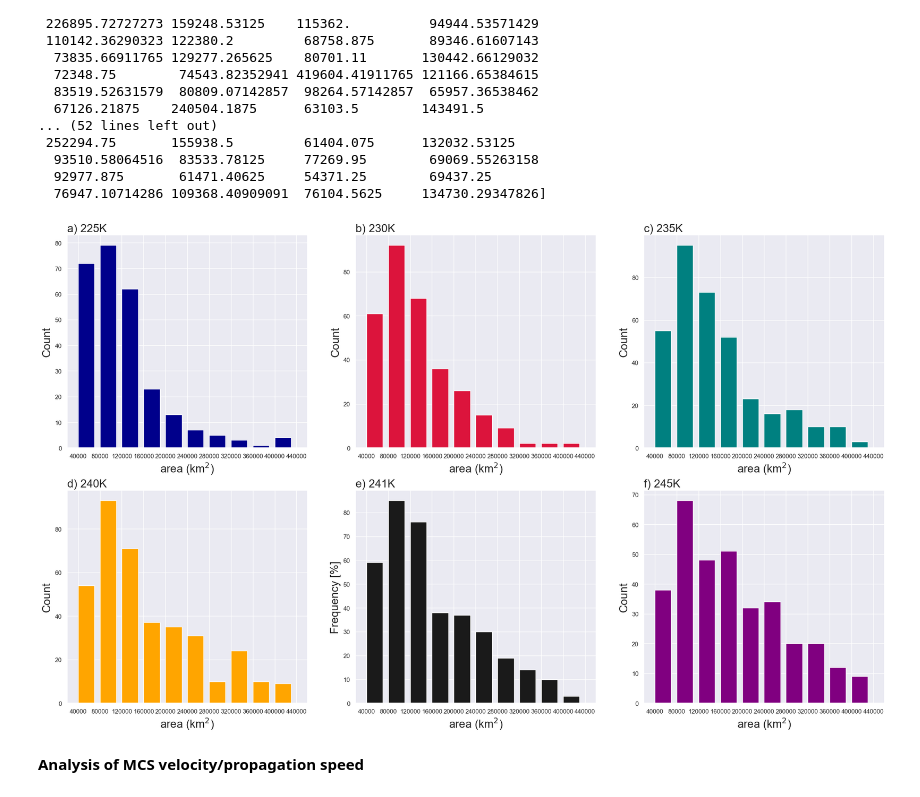
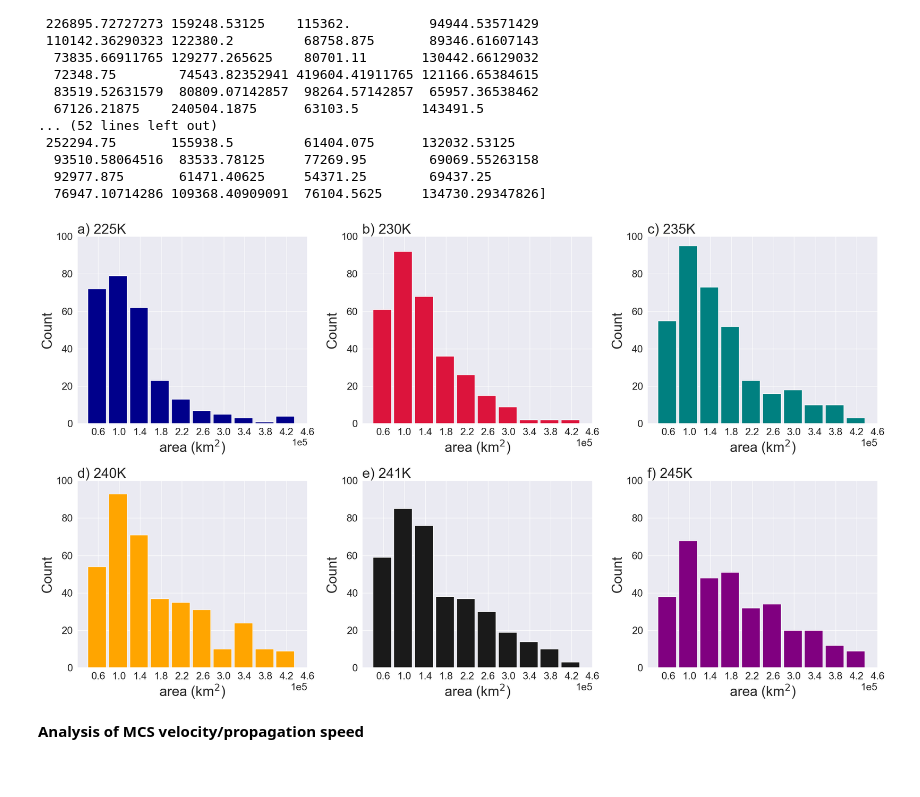
Before and after one commit to harrietgilmour/tobac_sensitivity, a Jupyter notebook: analysis_singleTb.ipynb, the cells around one changed output. Cells and saved outputs as stored; diff of their text form; code cells hidden in the pictures.

Commit message:
updated plots

```diff
--- a/analysis_singleTb.ipynb
+++ b/analysis_singleTb.ipynb
@@ -392,63 +409,73 @@ print(area_225)
 # %%
 #plot of initiation time of MCSs
 import seaborn as sns
-sns.set()
+sns.set(font_scale=2)
 
-plt.figure(figsize=(26,15))
-f= 20
+fig = plt.figure(figsize=(26,15))
+f= 30
 lf= 15
+
+ax1.tick_params(labelsize=24)
 
 ax1=plt.subplot(2,3,1)
 ax1.set_title('a) 225K ', loc='left', fontsize= f )
-ax1.hist(area_225,bins=[40000,80000,120000,160000,200000,240000,280000,320000,360000,400000,440000],width=30000,color= 'darkblue')
-ax1.set_xlabel('area (km$^{2}$)', fontsize= 20)
-ax1.set_xticks([40000,80000,120000,160000,200000,240000,280000,320000,360000,400000,440000],fontsize=18)
-#ax1.set_yticks(np.linspace(0,20,6),fontsize=18)
+ax1.hist(area_225,bins=[40000,80000,120000,160000,200000,240000,280000,320000,360000,400000,440000],width=35000,color= 'darkblue',align='mid')
+ax1.set_xlabel('area (km$^{2}$)', fontsize= f)
+ax1.set_xticks([60000,100000,140000,180000,220000,260000,300000,340000,380000,420000,460000])
+ax1.set_yticks([0,20,40,60,80,100])
+ax1.ticklabel_format(style='sci', axis='x', scilimits=(0,0))
+ax1.xaxis.get_offset_text().set_fontsize(20)
 ax1.set_ylabel('Count',fontsize=f)
 
 ax2=plt.subplot(2,3,2)
 ax2.set_title('b) 230K ', loc='left', fontsize= f )
-ax2.hist(area_230,bins=[40000,80000,120000,160000,200000,240000,280000,320000,360000,400000,440000],width=30000,color= 'crimson')
-ax2.set_xlabel('area (km$^{2}$)', fontsize= 20)
-ax2.set_xticks([40000,80000,120000,160000,200000,240000,280000,320000,360000,400000,440000],fontsize=18)
-#ax2.set_yticks(np.linspace(0,20,6),fontsize=18)
+ax2.hist(area_230,bins=[40000,80000,120000,160000,200000,240000,280000,320000,360000,400000,440000],width=35000,color= 'crimson',align='mid')
+ax2.set_xlabel('area (km$^{2}$)', fontsize= f)
+ax2.set_xticks([60000,100000,140000,180000,220000,260000,300000,340000,380000,420000,460000])
+ax2.set_yticks([0,20,40,60,80,100])
+ax2.ticklabel_format(style='sci', axis='x', scilimits=(0,0))
 ax2.set_ylabel('Count',fontsize=f)
 
 ax3=plt.subplot(2,3,3)
 ax3.set_title('c) 235K ', loc='left', fontsize= f )
-ax3.hist(area_235,bins=[40000,80000,120000,160000,200000,240000,280000,320000,360000,400000,440000],width=30000,color= 'teal')
-ax3.set_xlabel('area (km$^{2}$)', fontsize= 20)
-ax3.set_xticks([40000,80000,120000,160000,200000,240000,280000,320000,360000,400000,440000],fontsize=18)
-#ax3.set_yticks(np.linspace(0,20,6),fontsize=18)
+ax3.hist(area_235,bins=[40000,80000,120000,160000,200000,240000,280000,320000,360000,400000,440000],width=35000,color= 'teal',align='mid')
+ax3.set_xlabel('area (km$^{2}$)', fontsize= f)
+ax3.set_xticks([60000,100000,140000,180000,220000,260000,300000,340000,380000,420000,460000])
+ax3.set_yticks([0,20,40,60,80,100])
+ax3.ticklabel_format(style='sci', axis='x', scilimits=(0,0))
 ax3.set_ylabel('Count',fontsize=f)
 
 ax4=plt.subplot(2,3,4)
 ax4.set_title('d) 240K ', loc='left', fontsize= f )
-ax4.hist(area_240,bins=[40000,80000,120000,160000,200000,240000,280000,320000,360000,400000,440000],width=30000,color= 'orange')
-ax4.set_xlabel('area (km$^{2}$)', fontsize= 20)
-ax4.set_xticks([40000,80000,120000,160000,200000,240000,280000,320000,360000,400000,440000],fontsize=18)
-#ax4.set_yticks(np.linspace(0,20,6),fontsize=18)
+ax4.hist(area_240,bins=[40000,80000,120000,160000,200000,240000,280000,320000,360000,400000,440000],width=35000,color= 'orange',align='mid')
+ax4.set_xlabel('area (km$^{2}$)', fontsize= f)
+ax4.set_xticks([60000,100000,140000,180000,220000,260000,300000,340000,380000,420000,460000])
+ax4.set_yticks([0,20,40,60,80,100])
+ax4.ticklabel_format(style='sci', axis='x', scilimits=(0,0))
 ax4.set_ylabel('Count',fontsize=f)
 
 ax5=plt.subplot(2,3,5)
 ax5.set_title('e) 241K ', loc='left', fontsize= f )
-ax5.hist(area_241,bins=[40000,80000,120000,160000,200000,240000,280000,320000,360000,400000,440000],width=30000,color= 'k')
-ax5.set_xlabel('area (km$^{2}$)', fontsize= 20)
-ax5.set_xticks([40000,80000,120000,160000,200000,240000,280000,320000,360000,400000,440000],fontsize=18)
-#ax5.set_yticks(np.linspace(0,20,6),fontsize=18)
-ax5.set_ylabel('Frequency [%]',fontsize=f)
+ax5.hist(area_241,bins=[40000,80000,120000,160000,200000,240000,280000,320000,360000,400000,440000],width=35000,color= 'k',align='mid')
+ax5.set_xlabel('area (km$^{2}$)', fontsize= f)
+ax5.set_xticks([60000,100000,140000,180000,220000,260000,300000,340000,380000,420000,460000])
+ax5.set_yticks([0,20,40,60,80,100])
+ax5.ticklabel_format(style='sci', axis='x', scilimits=(0,0))
+ax5.set_ylabel('Count',fontsize=f)
 
 ax6=plt.subplot(2,3,6)
 ax6.set_title('f) 245K ', loc='left', fontsize= f )
-ax6.hist(area_245,bins=[40000,80000,120000,160000,200000,240000,280000,320000,360000,400000,440000],width=30000,color= 'purple')
-ax6.set_xlabel('area (km$^{2}$)', fontsize= 20)
-ax6.set_xticks([40000,80000,120000,160000,200000,240000,280000,320000,360000,400000,440000],fontsize=18)
-#ax6.set_yticks(np.linspace(0,20,6),fontsize=18)
+ax6.hist(area_245,bins=[40000,80000,120000,160000,200000,240000,280000,320000,360000,400000,440000],width=35000,color= 'purple',align='mid')
+ax6.set_xlabel('area (km$^{2}$)', fontsize= f)
+ax6.set_xticks([60000,100000,140000,180000,220000,260000,300000,340000,380000,420000,460000])
+ax6.set_yticks([0,20,40,60,80,100])
+ax6.ticklabel_format(style='sci', axis='x', scilimits=(0,0))
 ax6.set_ylabel('Count',fontsize=f)
 
+fig.tight_layout()
 plt.savefig('Plot/Jan_1998/singleTb/area_hist_Tb_thresholds_Jan1998.png')
 # %% [output]
-[figure, old version]
+[figure, new version]
 # %% [markdown]
 **Analysis of MCS velocity/propagation speed**
 # %%
```
Also changed, not shown: parts of 5 cells of this notebook, 2 other files.
